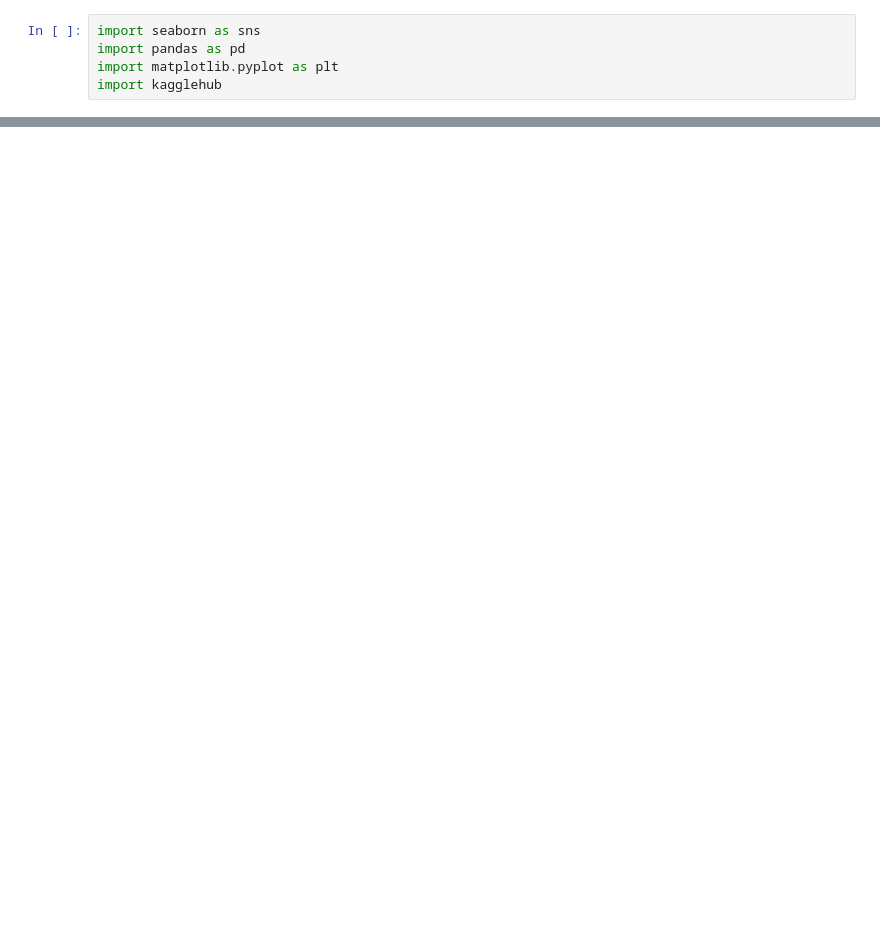
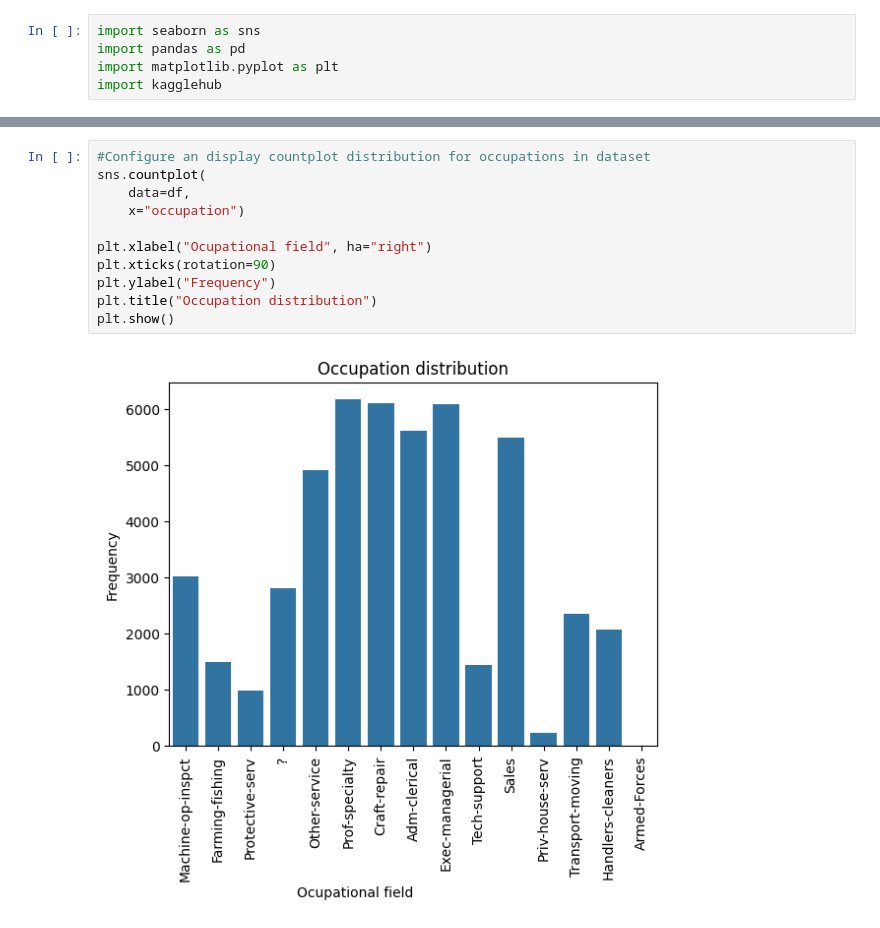
Before and after one commit to JCoji/DataScience, a Jupyter notebook: Assignment1.ipynb, the cells around one changed output, grey strips where cells are left out. Drawn from its saved outputs; the diff is of its cells as text; blank space fills up the shorter version.

```diff
--- a/Assignment1.ipynb
+++ b/Assignment1.ipynb
@@ -63,0 +141,13 @@ Lenght:  48842
+# %%
+#Configure an display countplot distribution for occupations in dataset
+sns.countplot(
+    data=df,
+    x="occupation")
+
+plt.xlabel("Ocupational field", ha="right")
+plt.xticks(rotation=90)
+plt.ylabel("Frequency")
+plt.title("Occupation distribution")
+plt.show()
+# %% [output]
+[figure, added]
```
Also changed, not shown: parts of 23 cells of this notebook.
